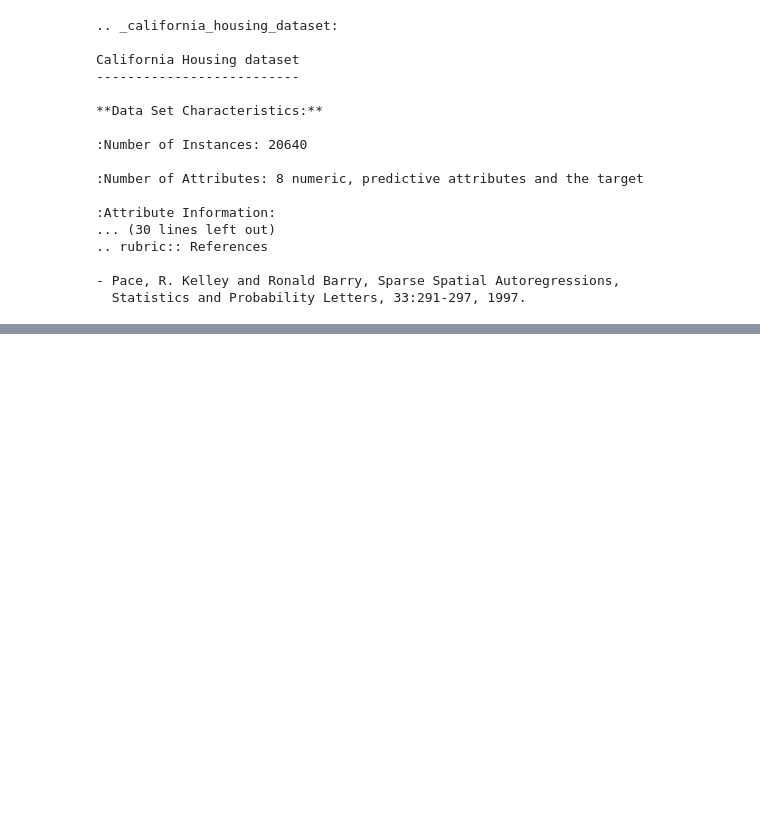
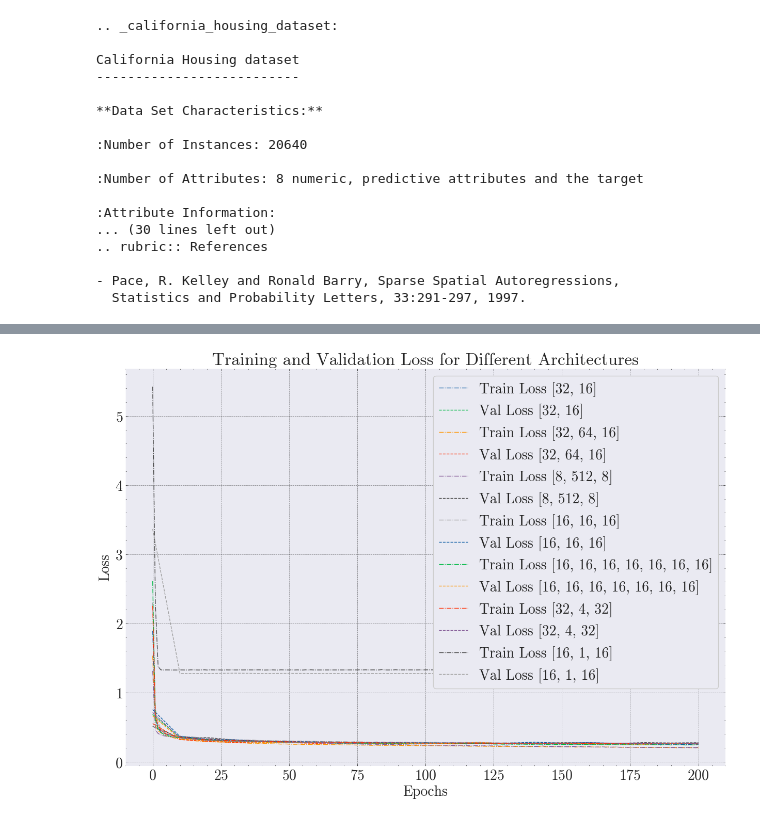
Before and after one commit to DanielHBreger/university-notes, a Jupyter notebook: Semester 5/Machine Learning/HW/HW1/q4.ipynb, the cells around one changed output, grey strips where cells are left out. Saved outputs shown, nothing was run; the diff lists cells and outputs as text; code cells hidden in the pictures; blank space fills up the shorter version.

```diff
--- a/Semester 5/Machine Learning/HW/HW1/q4.ipynb
+++ b/Semester 5/Machine Learning/HW/HW1/q4.ipynb
@@ -276,0 +360,14 @@ KeyboardInterrupt:
+# %%
+# plot training and validation loss for different architectures
+plt.figure(figsize=(15,10))
+for arch, history in histories.items():
+    val_dict = {i*10: v for i, v in enumerate(history['val_loss'])}
+    plt.plot(range(len(history['train_loss'])), history['train_loss'], label=f'Train Loss {arch}', linestyle='-.')
+    plt.plot(list(val_dict.keys()), list(val_dict.values()), label=f'Val Loss {arch}', linestyle='--')
+plt.xlabel('Epochs')
+plt.ylabel('Loss')
+plt.title('Training and Validation Loss for Different Architectures')
+plt.legend()
+plt.show()
+# %% [output]
+[figure, added]
```
Also changed, not shown: parts of 13 cells of this notebook.
